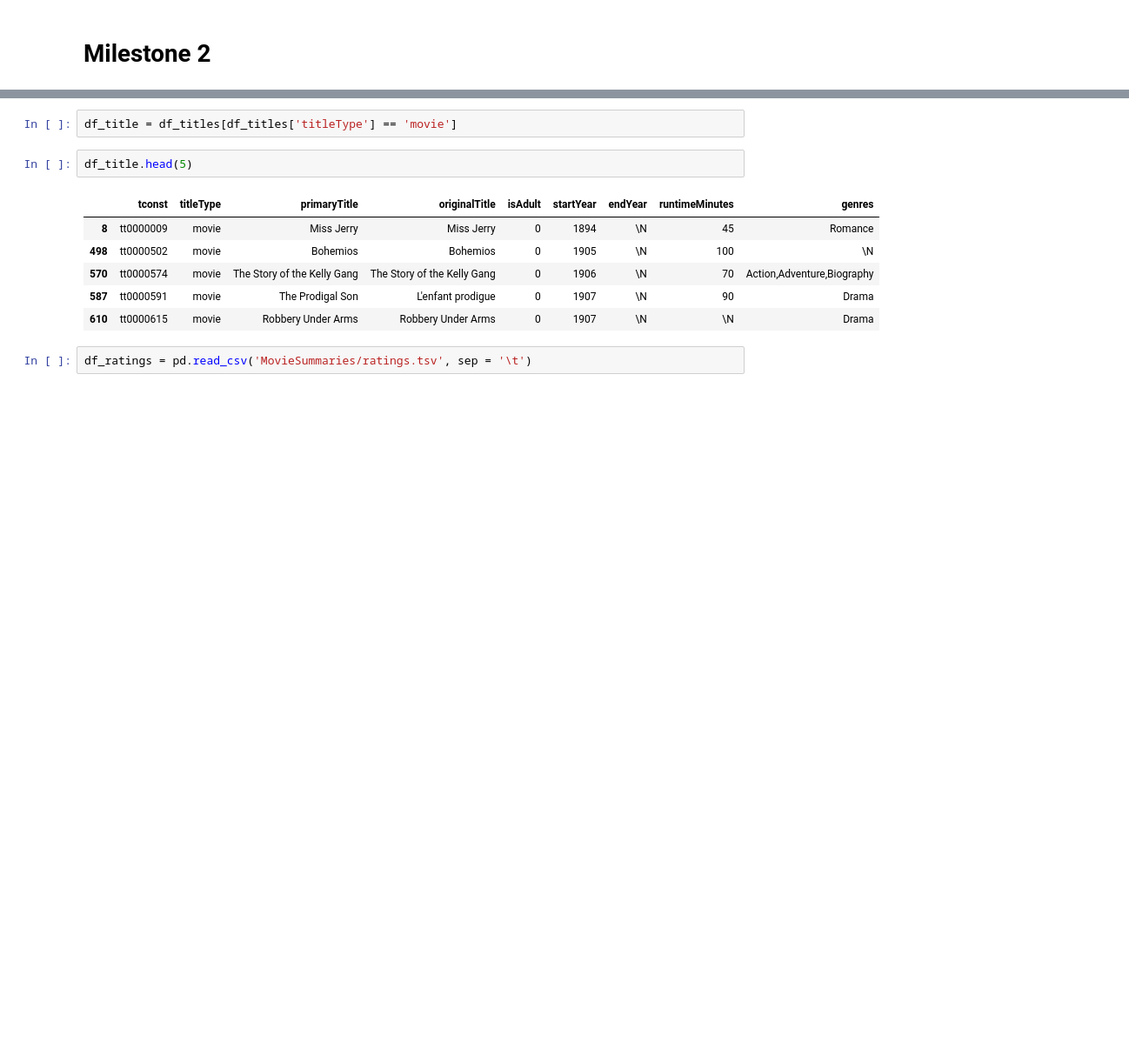
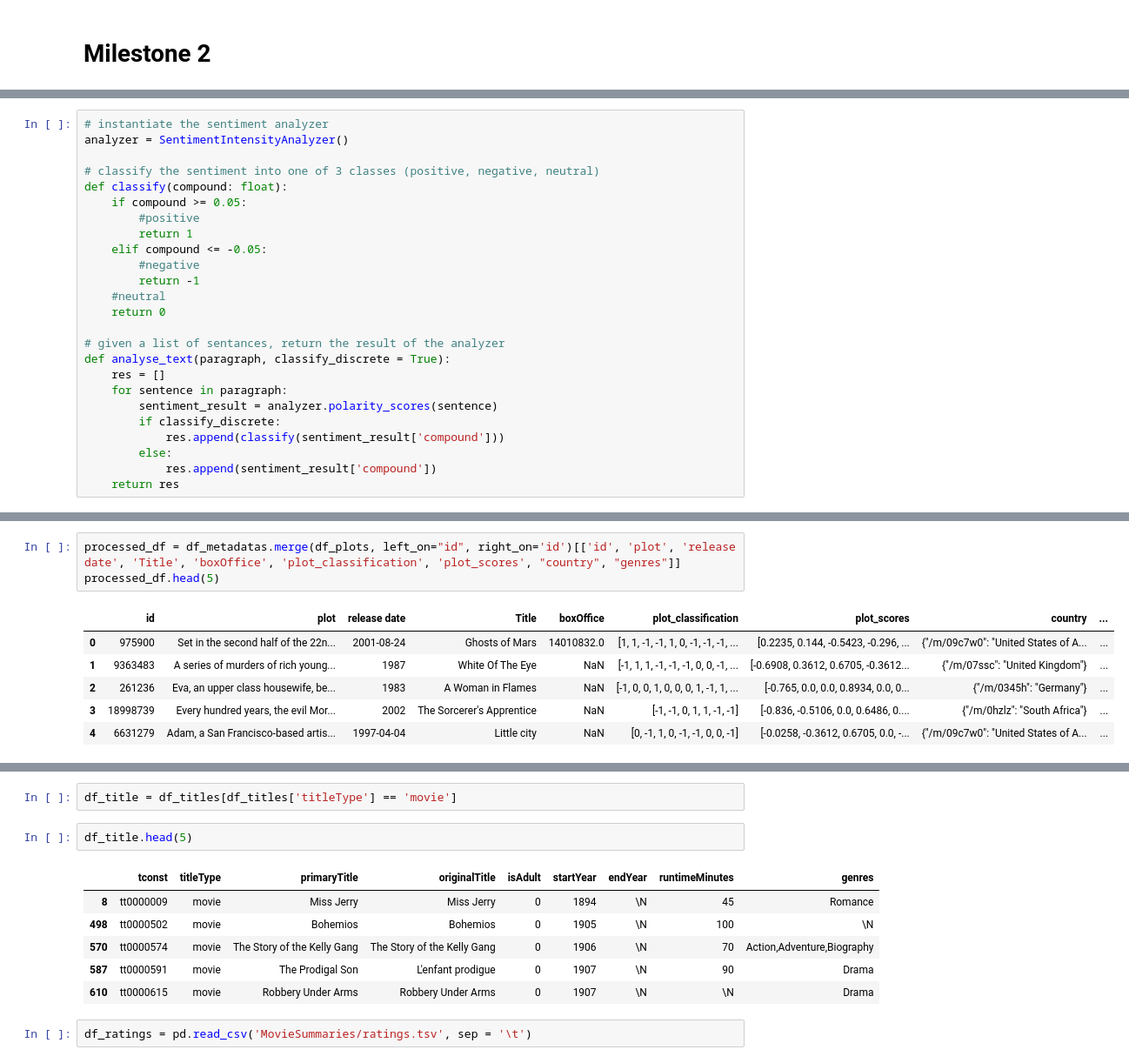
Before and after one commit to epfl-ada/project-RuntimeTerror, a Jupyter notebook: milestone2.ipynb, the cells around one changed output, grey strips where cells are left out. Shown at 87% size. Cells and saved outputs as stored; diff of their text form; blank space fills up the shorter version.

```diff
--- a/milestone2.ipynb
+++ b/milestone2.ipynb
@@ -121,0 +45,25 @@ df.head(5)
+# %%
+# instantiate the sentiment analyzer
+analyzer = SentimentIntensityAnalyzer()
+
+# classify the sentiment into one of 3 classes (positive, negative, neutral)
+def classify(compound: float):
+    if compound >= 0.05:
+        #positive
+        return 1
+    elif compound <= -0.05:
+        #negative
+        return -1
+    #neutral
+    return 0
+
+# given a list of sentances, return the result of the analyzer
+def analyse_text(paragraph, classify_discrete = True):
+    res = []
+    for sentence in paragraph:
+        sentiment_result = analyzer.polarity_scores(sentence)
+        if classify_discrete:
+            res.append(classify(sentiment_result['compound']))
+        else:
+            res.append(sentiment_result['compound'])
+    return res
@@ -121,0 +97,10 @@ df.head(5)
+# %%
+processed_df = df_metadatas.merge(df_plots, left_on="id", right_on='id')[['id', 'plot', 'release date', 'Title', 'boxOffice', 'plot_classification', 'plot_scores', "country", "genres"]]
+processed_df.head(5)
+# %% [output]
+|  | id | plot | release date | Title | boxOffice | plot_classification | plot_scores | country | ... |
+| 0 | 975900 | Set in the second half of the 22n... | 2001-08-24 | Ghosts of Mars | 14010832.0 | [1, 1, -1, -1, 1, 0, -1, -1, -1, ... | [0.2235, 0.144, -0.5423, -0.296, ... | {"/m/09c7w0": "United States of A... | ... |
+| 1 | 9363483 | A series of murders of rich young... | 1987 | White Of The Eye | NaN | [-1, 1, 1, -1, -1, -1, 0, 0, -1, ... | [-0.6908, 0.3612, 0.6705, -0.3612... | {"/m/07ssc": "United Kingdom"} | ... |
+| 2 | 261236 | Eva, an upper class housewife, be... | 1983 | A Woman in Flames | NaN | [-1, 0, 0, 1, 0, 0, 0, 1, -1, 1, ... | [-0.765, 0.0, 0.0, 0.8934, 0.0, 0... | {"/m/0345h": "Germany"} | ... |
+| 3 | 18998739 | Every hundred years, the evil Mor... | 2002 | The Sorcerer's Apprentice | NaN | [-1, -1, 0, 1, 1, -1, -1] | [-0.836, -0.5106, 0.0, 0.6486, 0.... | {"/m/0hzlz": "South Africa"} | ... |
+| 4 | 6631279 | Adam, a San Francisco-based artis... | 1997-04-04 | Little city | NaN | [0, -1, 1, 0, -1, -1, 0, 0, -1] | [-0.0258, -0.3612, 0.6705, 0.0, -... | {"/m/09c7w0": "United States of A... | ... |
```
Also changed, not shown: parts of 36 cells of this notebook.
